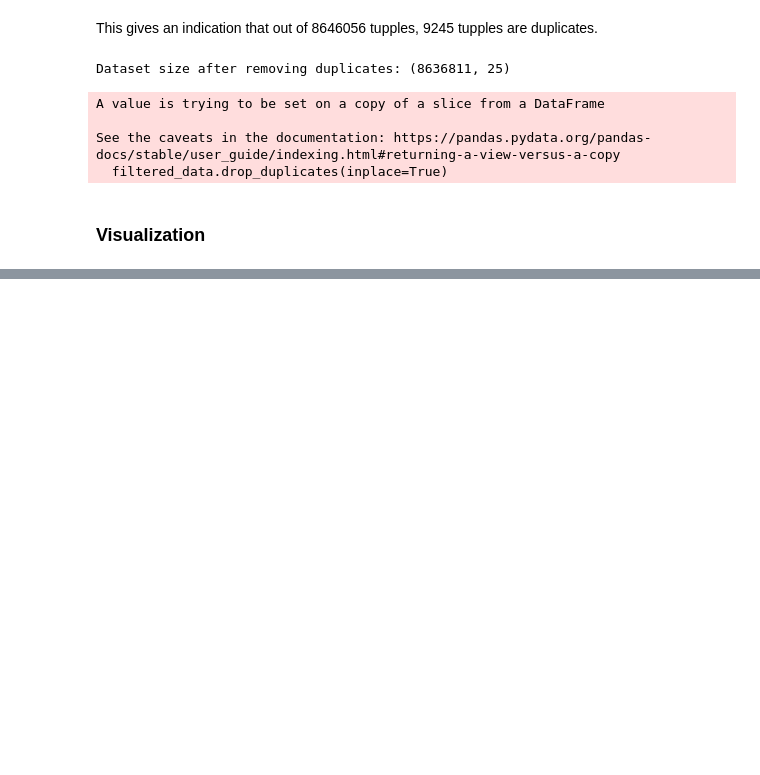
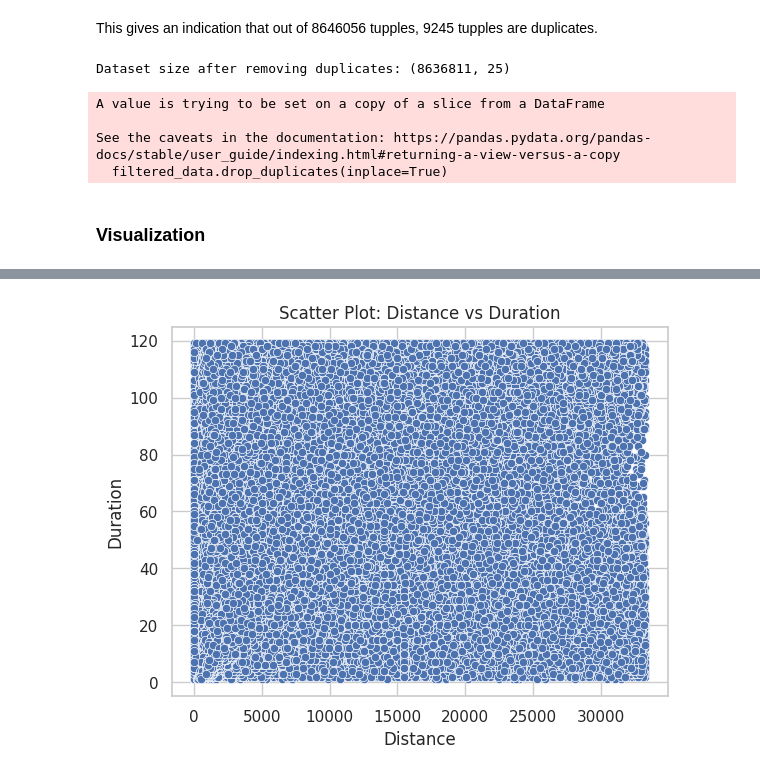
Before and after one commit to dp2292/CP01-Data-Alchemists, a Jupyter notebook: CP01_Data_Alchemists.ipynb, the cells around one changed output, grey strips where cells are left out. Cells and saved outputs as stored; diff of their text form; code cells hidden in the pictures; blank space fills up the shorter version.

```diff
--- a/CP01_Data_Alchemists.ipynb
+++ b/CP01_Data_Alchemists.ipynb
@@ -231,0 +258,8 @@ plt.show()
+# %%
+sns.scatterplot(x=filtered_data['Distance'], y=filtered_data['Duration'])
+plt.title('Scatter Plot: Distance vs Duration')
+plt.xlabel('Distance')
+plt.ylabel('Duration')
+plt.show()
+# %% [output]
+[figure, added]
```
Also changed, not shown: parts of 12 cells of this notebook.
